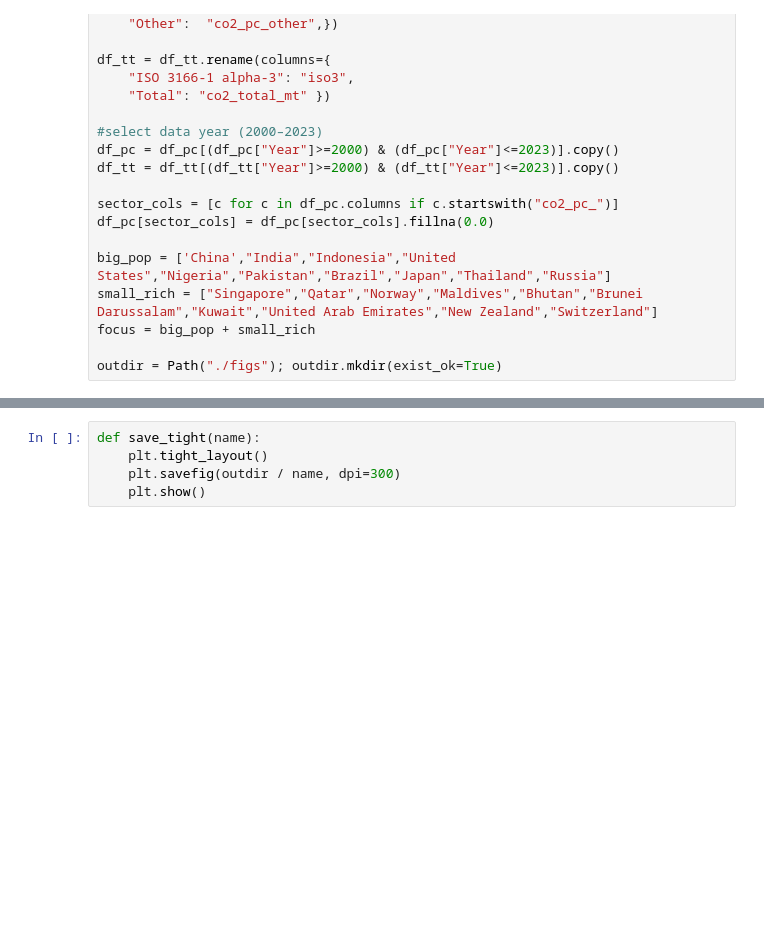
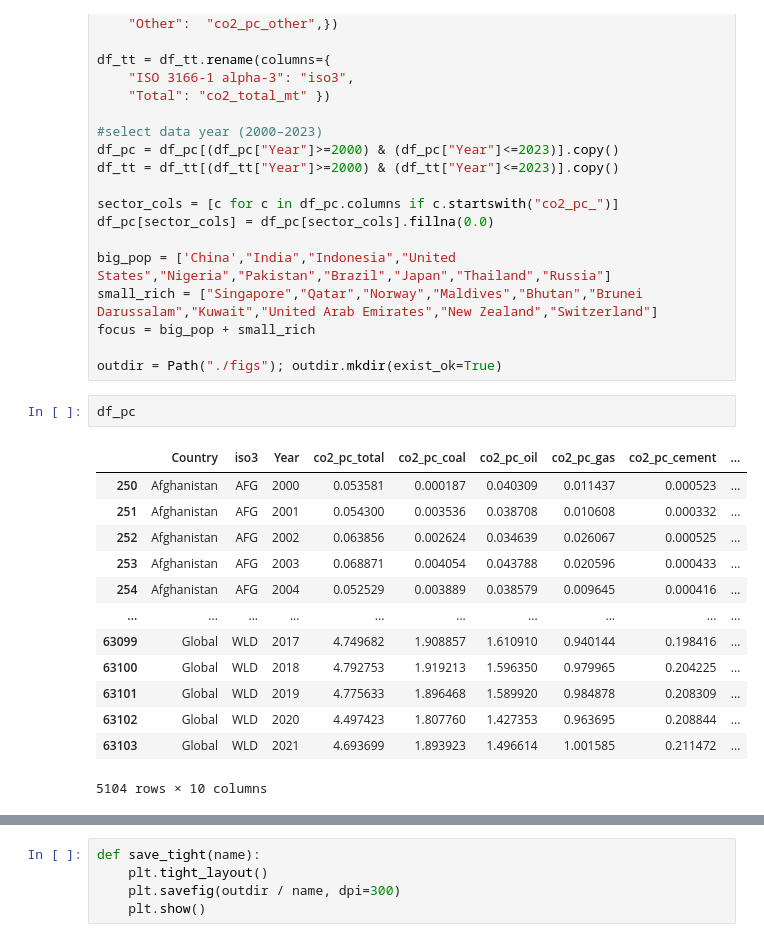
Before and after one commit to APS2542/CP_class_project, a Jupyter notebook: EDA_class_project.ipynb, the cells around one changed output, grey strips where cells are left out. Saved outputs shown, nothing was run; the diff lists cells and outputs as text; blank space fills up the shorter version.

```diff
--- a/EDA_class_project.ipynb
+++ b/EDA_class_project.ipynb
@@ -37,3 +37,19 @@ small_rich = ["Singapore","Qatar","Norway","Maldives","Bhutan","Brunei Darussala
 focus = big_pop + small_rich
 
 outdir = Path("./figs"); outdir.mkdir(exist_ok=True)
+# %%
+df_pc
+# %% [output]
+|  | Country | iso3 | Year | co2_pc_total | co2_pc_coal | co2_pc_oil | co2_pc_gas | co2_pc_cement | ... |
+| 250 | Afghanistan | AFG | 2000 | 0.053581 | 0.000187 | 0.040309 | 0.011437 | 0.000523 | ... |
+| 251 | Afghanistan | AFG | 2001 | 0.054300 | 0.003536 | 0.038708 | 0.010608 | 0.000332 | ... |
+| 252 | Afghanistan | AFG | 2002 | 0.063856 | 0.002624 | 0.034639 | 0.026067 | 0.000525 | ... |
+| 253 | Afghanistan | AFG | 2003 | 0.068871 | 0.004054 | 0.043788 | 0.020596 | 0.000433 | ... |
+| 254 | Afghanistan | AFG | 2004 | 0.052529 | 0.003889 | 0.038579 | 0.009645 | 0.000416 | ... |
+| ... | ... | ... | ... | ... | ... | ... | ... | ... | ... |
+| 63099 | Global | WLD | 2017 | 4.749682 | 1.908857 | 1.610910 | 0.940144 | 0.198416 | ... |
+| 63100 | Global | WLD | 2018 | 4.792753 | 1.919213 | 1.596350 | 0.979965 | 0.204225 | ... |
+| 63101 | Global | WLD | 2019 | 4.775633 | 1.896468 | 1.589920 | 0.984878 | 0.208309 | ... |
+| 63102 | Global | WLD | 2020 | 4.497423 | 1.807760 | 1.427353 | 0.963695 | 0.208844 | ... |
+| 63103 | Global | WLD | 2021 | 4.693699 | 1.893923 | 1.496614 | 1.001585 | 0.211472 | ... |
+5104 rows × 10 columns
```
Also changed, not shown: parts of 4 cells of this notebook, 16 other files.
